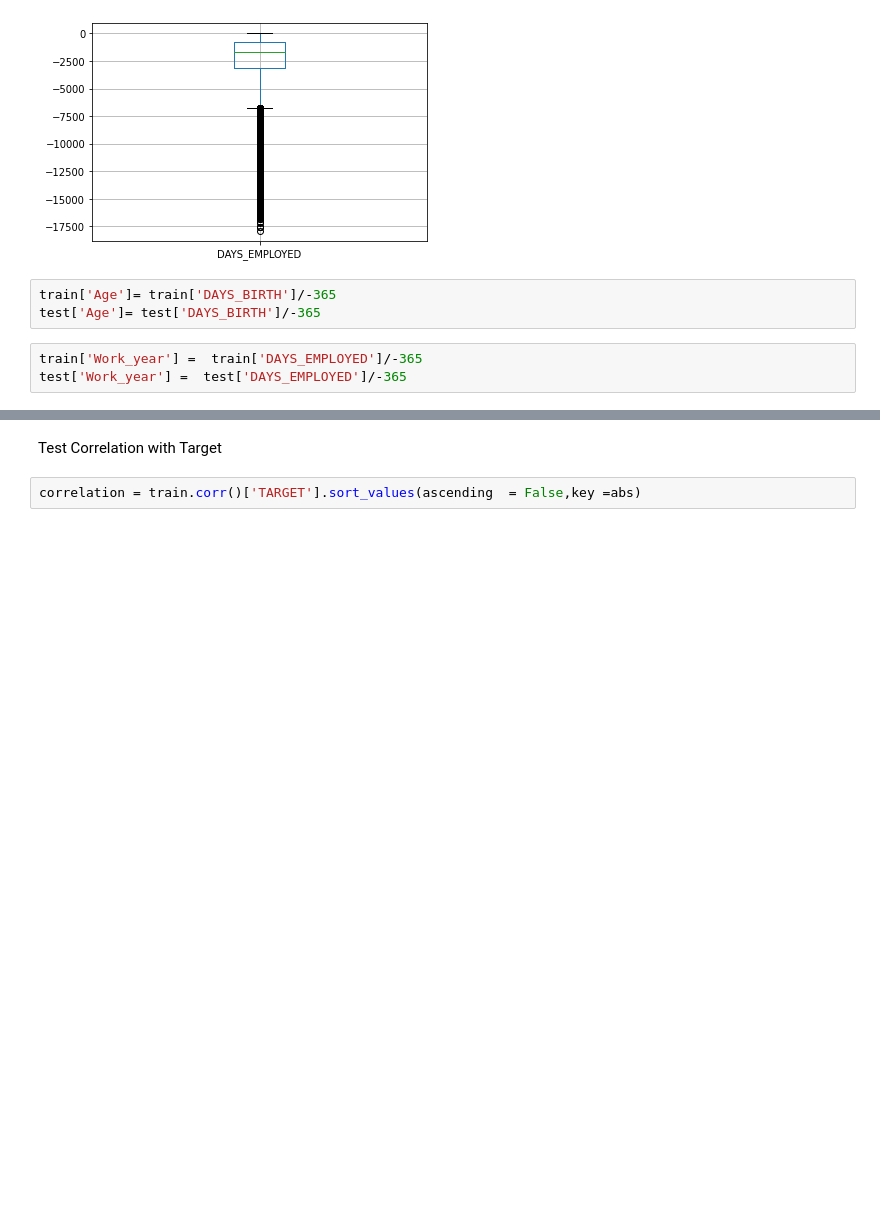
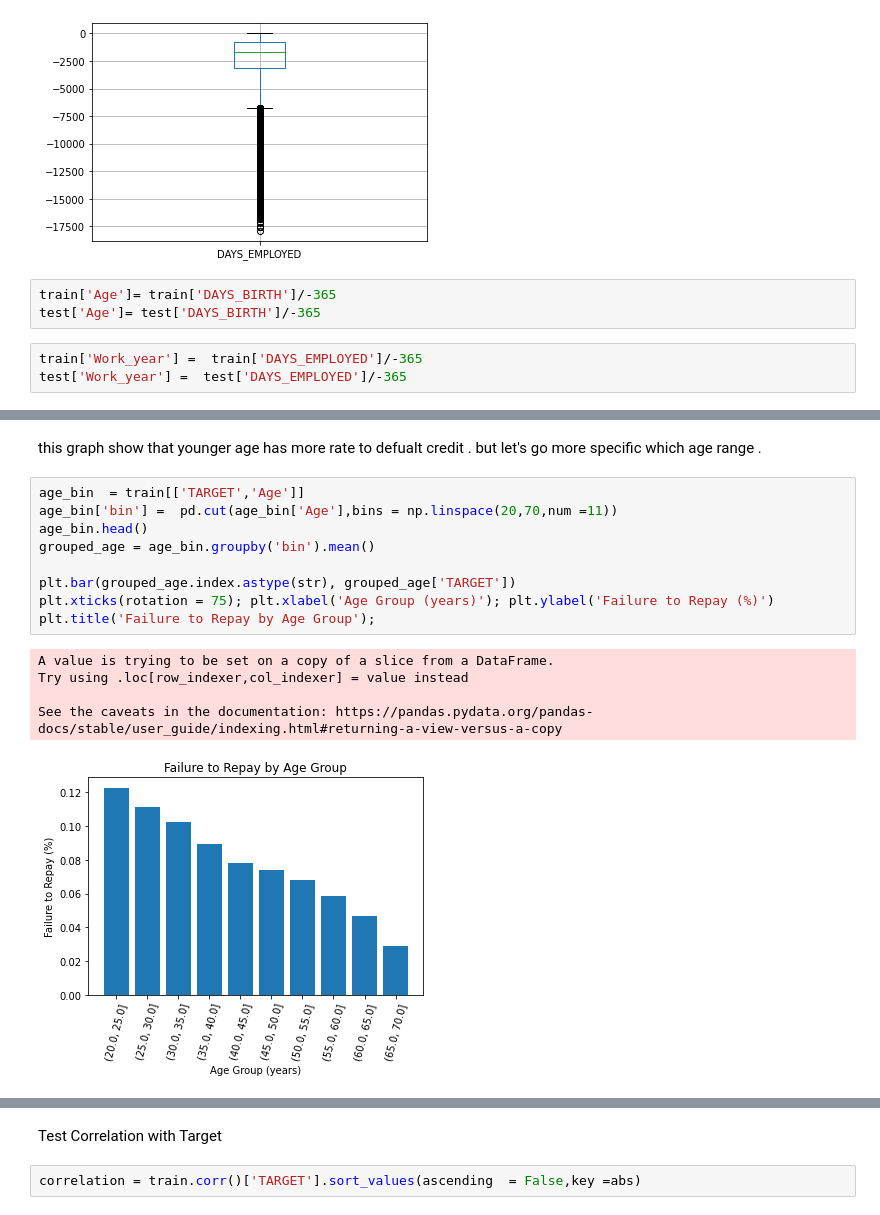
Before and after one commit to blxsheep/Home_credit_default_Risk, a Jupyter notebook: Home_Credit_Default_Risk.ipynb, the cells around one changed output, grey strips where cells are left out. Drawn from its saved outputs; the diff is of its cells as text; blank space fills up the shorter version.

```diff
--- a/Home_Credit_Default_Risk.ipynb
+++ b/Home_Credit_Default_Risk.ipynb
@@ -190,0 +236,18 @@ test.drop(columns = ['DAYS_BIRTH','DAYS_EMPLOYED'],axis = 1,inplace  = True )
+# %% [markdown]
+this graph show that younger age has more rate to defualt credit .
+but let's go more specific which age range .
+# %%
+age_bin  = train[['TARGET','Age']]
+age_bin['bin'] =  pd.cut(age_bin['Age'],bins = np.linspace(20,70,num =11))
+age_bin.head()
+grouped_age = age_bin.groupby('bin').mean()
+
+plt.bar(grouped_age.index.astype(str), grouped_age['TARGET'])
+plt.xticks(rotation = 75); plt.xlabel('Age Group (years)'); plt.ylabel('Failure to Repay (%)')
+plt.title('Failure to Repay by Age Group');
+# %% [output]
+A value is trying to be set on a copy of a slice from a DataFrame.
+Try using .loc[row_indexer,col_indexer] = value instead
+
+See the caveats in the documentation: https://pandas.pydata.org/pandas-docs/stable/user_guide/indexing.html#returning-a-view-versus-a-copy
+[figure, added]
```
Also changed, not shown: parts of 71 cells of this notebook.
